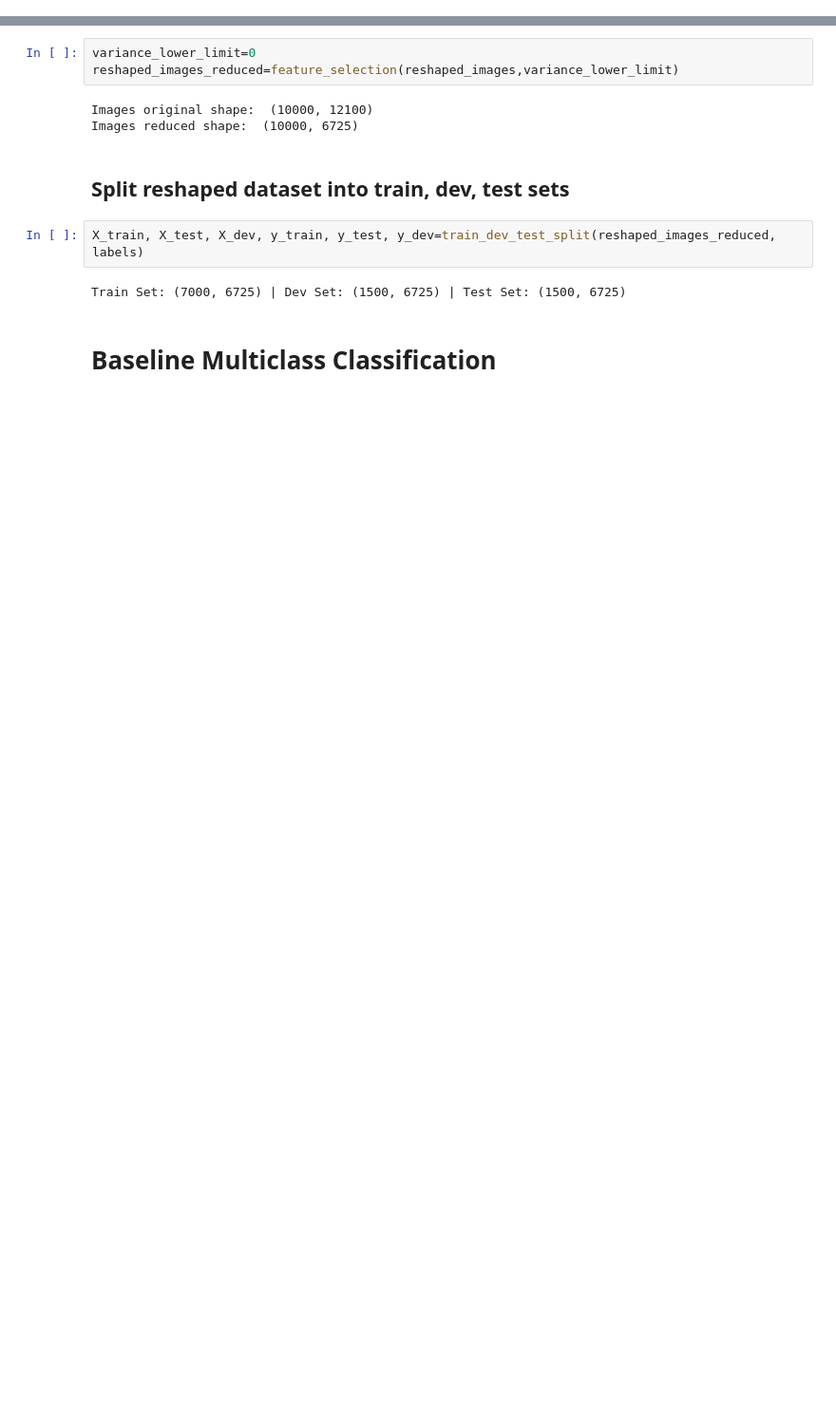
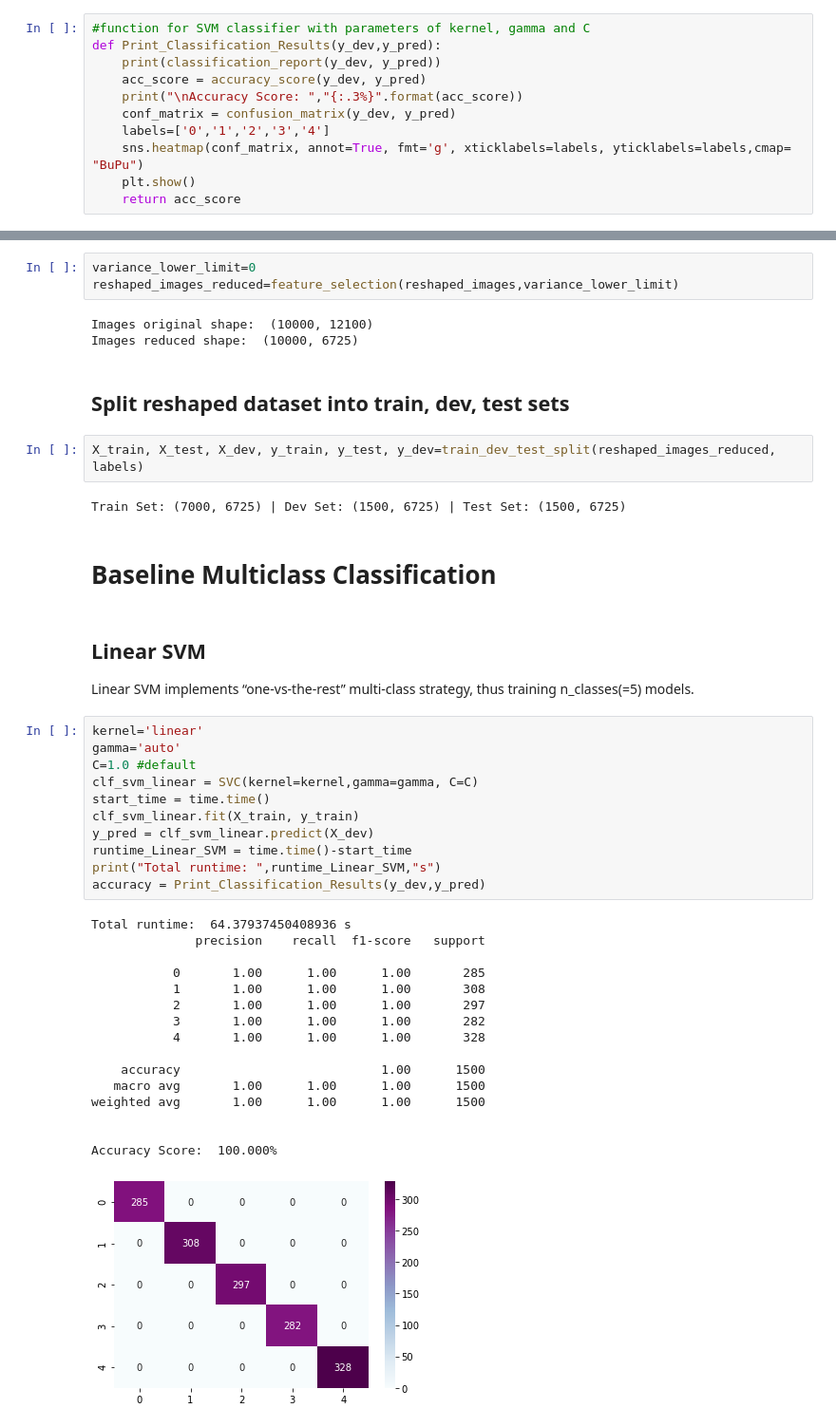
Before and after one commit to xeniakal/AMLS_20-21_SN20159465, a Jupyter notebook: B1/FaceShapeRecognition.ipynb, the cells around one changed output, grey strips where cells are left out. Shown at 95% size. Cells and saved outputs as stored; diff of their text form; blank space fills up the shorter version.

```diff
--- a/B1/FaceShapeRecognition.ipynb
+++ b/B1/FaceShapeRecognition.ipynb
@@ -101,6 +105,17 @@ def check_NaN_values(features,_labels):
     else:
         print("No NaN values in Reshaped Images.")
     return
+# %%
+#function for SVM classifier with parameters of kernel, gamma and C
+def Print_Classification_Results(y_dev,y_pred):
+    print(classification_report(y_dev, y_pred))
+    acc_score = accuracy_score(y_dev, y_pred)
+    print("\nAccuracy Score: ","{:.3%}".format(acc_score))
+    conf_matrix = confusion_matrix(y_dev, y_pred)
+    labels=['0','1','2','3','4']
+    sns.heatmap(conf_matrix, annot=True, fmt='g', xticklabels=labels, yticklabels=labels,cmap= "BuPu")
+    plt.show()
+    return acc_score
 # %% [markdown]
 # Read Data
 # %%
@@ -238,3 +252,35 @@ X_train, X_test, X_dev, y_train, y_test, y_dev=train_dev_test_split(reshaped_ima
 Train Set: (7000, 6725) | Dev Set: (1500, 6725) | Test Set: (1500, 6725)
 # %% [markdown]
 # Baseline Multiclass Classification
+# %% [markdown]
+## Linear SVM
+
+Linear SVM implements “one-vs-the-rest” multi-class strategy, thus training n_classes(=5) models.
+# %%
+kernel='linear'
+gamma='auto'
+C=1.0 #default
+clf_svm_linear = SVC(kernel=kernel,gamma=gamma, C=C)
+start_time = time.time()
+clf_svm_linear.fit(X_train, y_train)
+y_pred = clf_svm_linear.predict(X_dev)
+runtime_Linear_SVM = time.time()-start_time
+print("Total runtime: ",runtime_Linear_SVM,"s")
+accuracy = Print_Classification_Results(y_dev,y_pred)
+# %% [output]
+Total runtime:  64.37937450408936 s
+              precision    recall  f1-score   support
+
+           0       1.00      1.00      1.00       285
+           1       1.00      1.00      1.00       308
+           2       1.00      1.00      1.00       297
+           3       1.00      1.00      1.00       282
+           4       1.00      1.00      1.00       328
+
+    accuracy                           1.00      1500
+   macro avg       1.00      1.00      1.00      1500
+weighted avg       1.00      1.00      1.00      1500
+
+
+Accuracy Score:  100.000%
+[figure, added]
```
Also changed, not shown: parts of 30 cells of this notebook, 1 other file.
